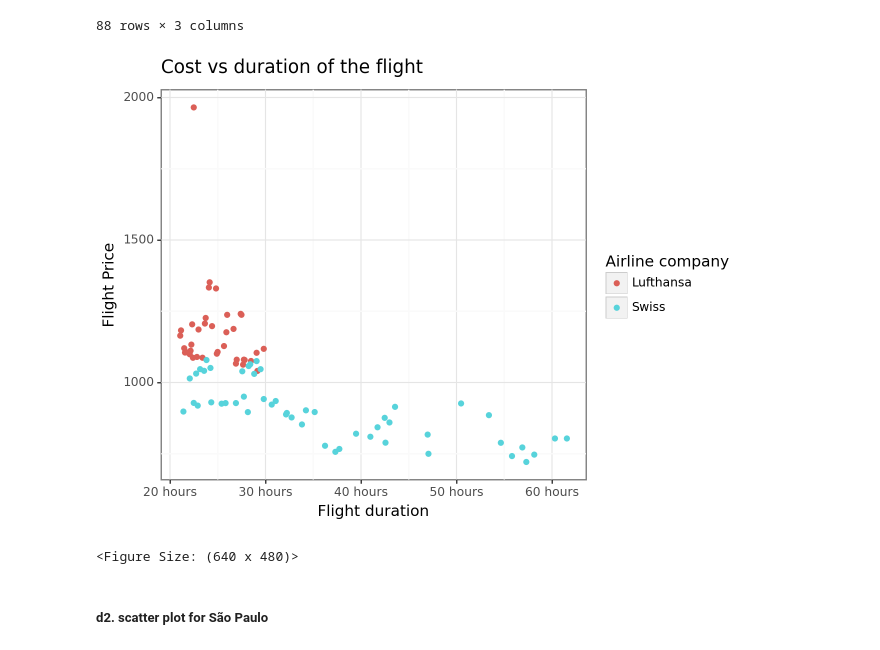
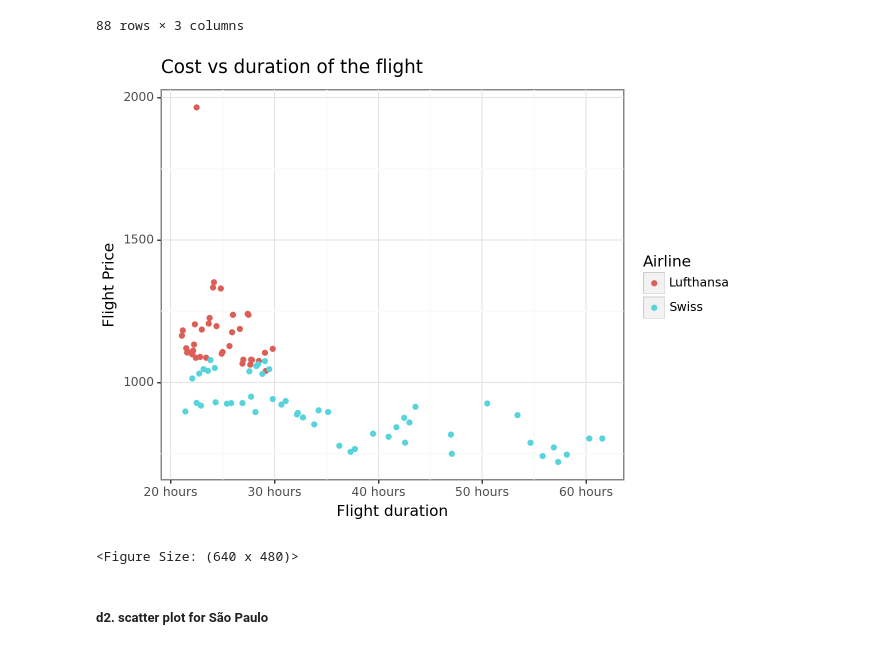
Before and after one commit to adelindonesia/project, a Jupyter notebook: second_version/data_cleaning/data_visualization2.ipynb, the cells around one changed output. Saved outputs shown, nothing was run; the diff lists cells and outputs as text; code cells hidden in the pictures.

```diff
--- a/second_version/data_cleaning/data_visualization2.ipynb
+++ b/second_version/data_cleaning/data_visualization2.ipynb
@@ -348,15 +256,15 @@ scatterplot_nyc
 # %%
 f6= (ggplot(scatterplot_nyc, aes(x='tot_duration', y='price', color='out_airline_company')) + \
     geom_point() + \
     labs(title='Cost vs duration of the flight',
          x='Flight duration',
          y='Flight Price',
-         color='Airline company') + \
+         color='Airline') + \
     theme_bw()
 )
 f6
 # %% [output]
-[figure, old version]
+[figure, new version]
 <Figure Size: (640 x 480)>
 # %% [markdown]
 ##### d2. scatter plot for São Paulo
```
Also changed, not shown: parts of 35 cells of this notebook.
